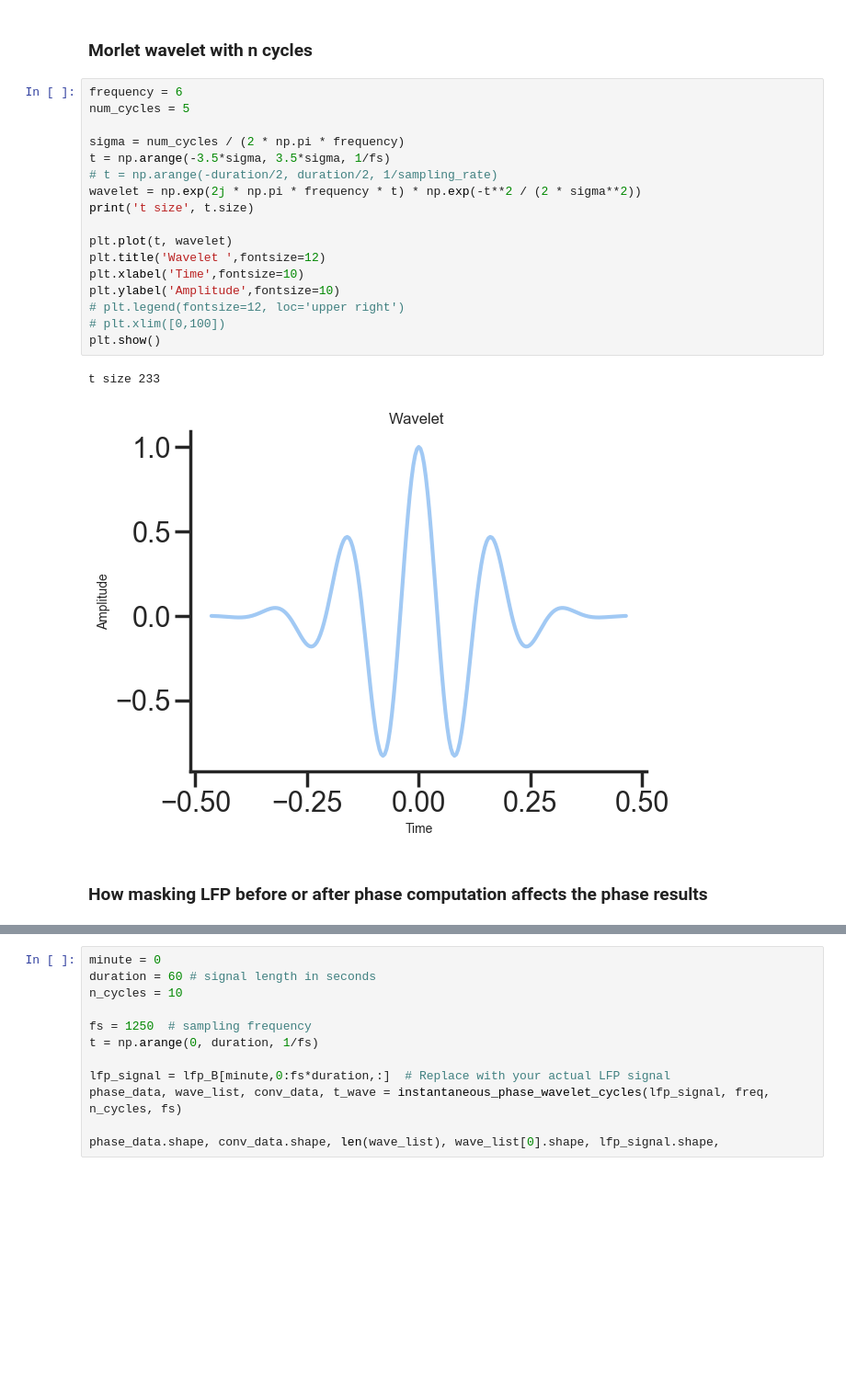
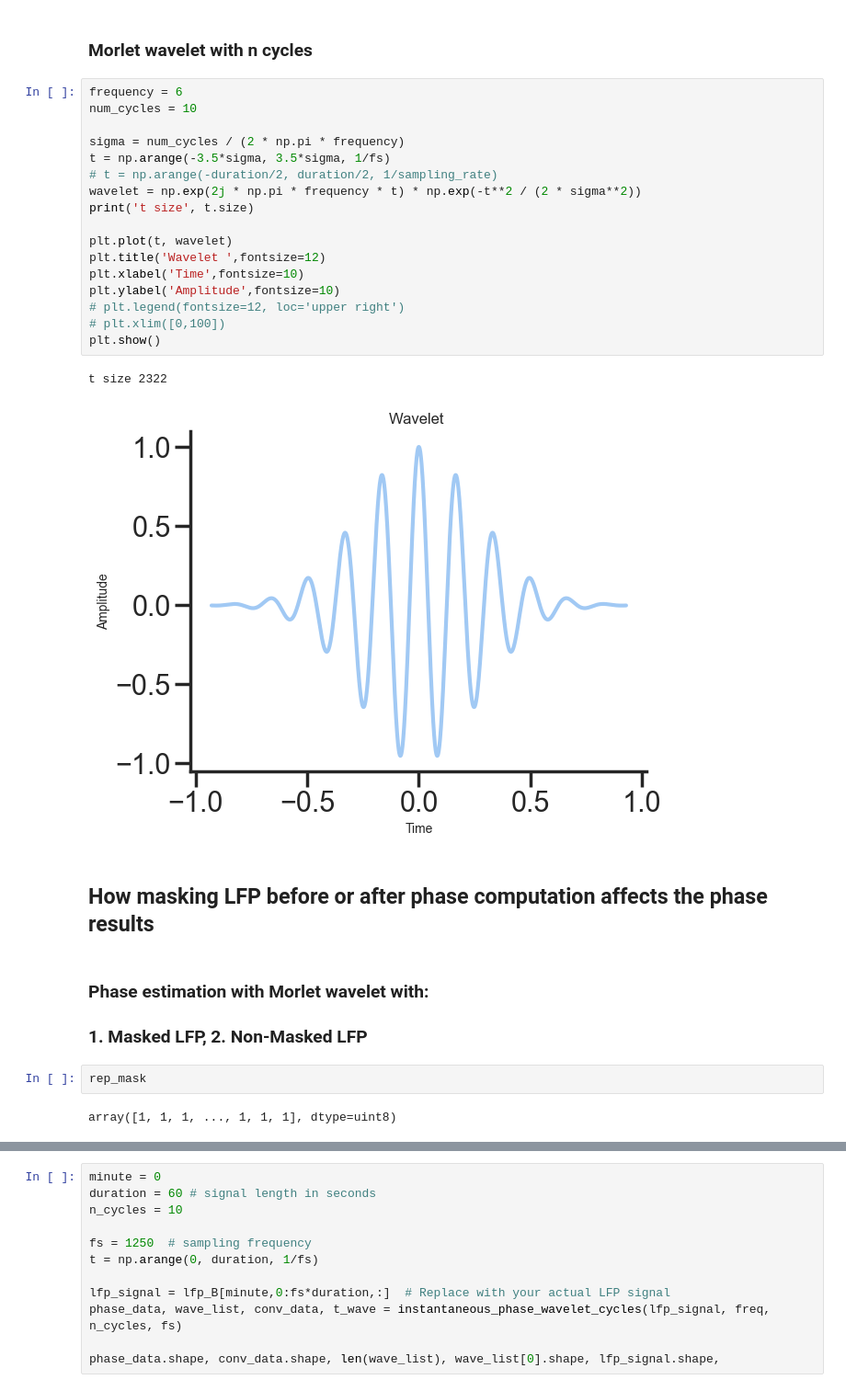
Before and after one commit to gdelfe/Ketamine_effects_on_the_brain, a Jupyter notebook: python/Place_cells_spike_analysis.ipynb, the cells around one changed output, grey strips where cells are left out. Shown at 92% size. Saved outputs shown, nothing was run; the diff lists cells and outputs as text; blank space fills up the shorter version.

```diff
--- a/python/Place_cells_spike_analysis.ipynb
+++ b/python/Place_cells_spike_analysis.ipynb
@@ -545,26 +545,33 @@ plt.show()
 ### Morlet wavelet with n cycles
 # %%
 frequency = 6
-num_cycles = 5
+num_cycles = 10
 
 sigma = num_cycles / (2 * np.pi * frequency)
 t = np.arange(-3.5*sigma, 3.5*sigma, 1/fs)
 # t = np.arange(-duration/2, duration/2, 1/sampling_rate)
 wavelet = np.exp(2j * np.pi * frequency * t) * np.exp(-t**2 / (2 * sigma**2))
 print('t size', t.size)
 
 plt.plot(t, wavelet)
 plt.title('Wavelet ',fontsize=12)
 plt.xlabel('Time',fontsize=10)
 plt.ylabel('Amplitude',fontsize=10)
 # plt.legend(fontsize=12, loc='upper right')
 # plt.xlim([0,100])
 plt.show()
 # %% [output]
-t size 233
+t size 2322
-[figure, old version]
+[figure, new version]
 # %% [markdown]
-### How masking LFP before or after phase computation affects the phase results
+## How masking LFP before or after phase computation affects the phase results
+# %% [markdown]
+### Phase estimation with Morlet wavelet with:
+### 1. Masked LFP, 2. Non-Masked LFP
+# %%
+rep_mask
+# %% [output]
+array([1, 1, 1, ..., 1, 1, 1], dtype=uint8)
 # %%
 fs = 1250
 ch = 0
```
Also changed, not shown: parts of 6 cells of this notebook.
